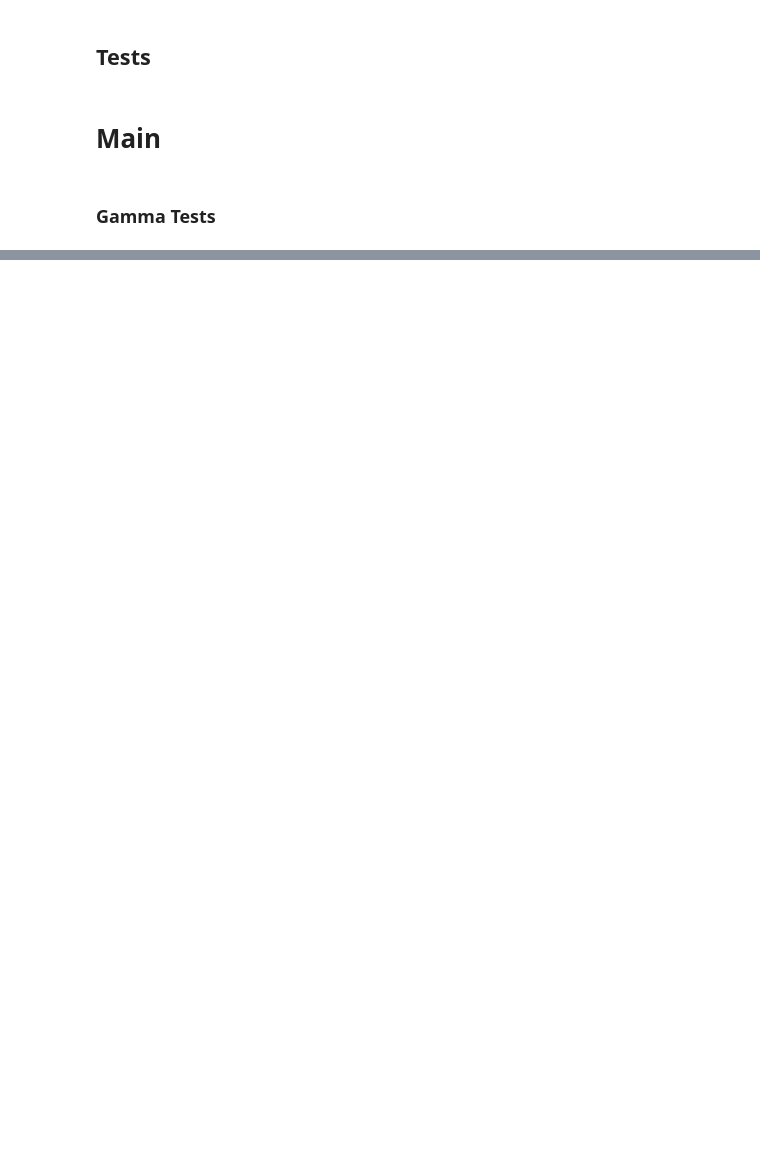
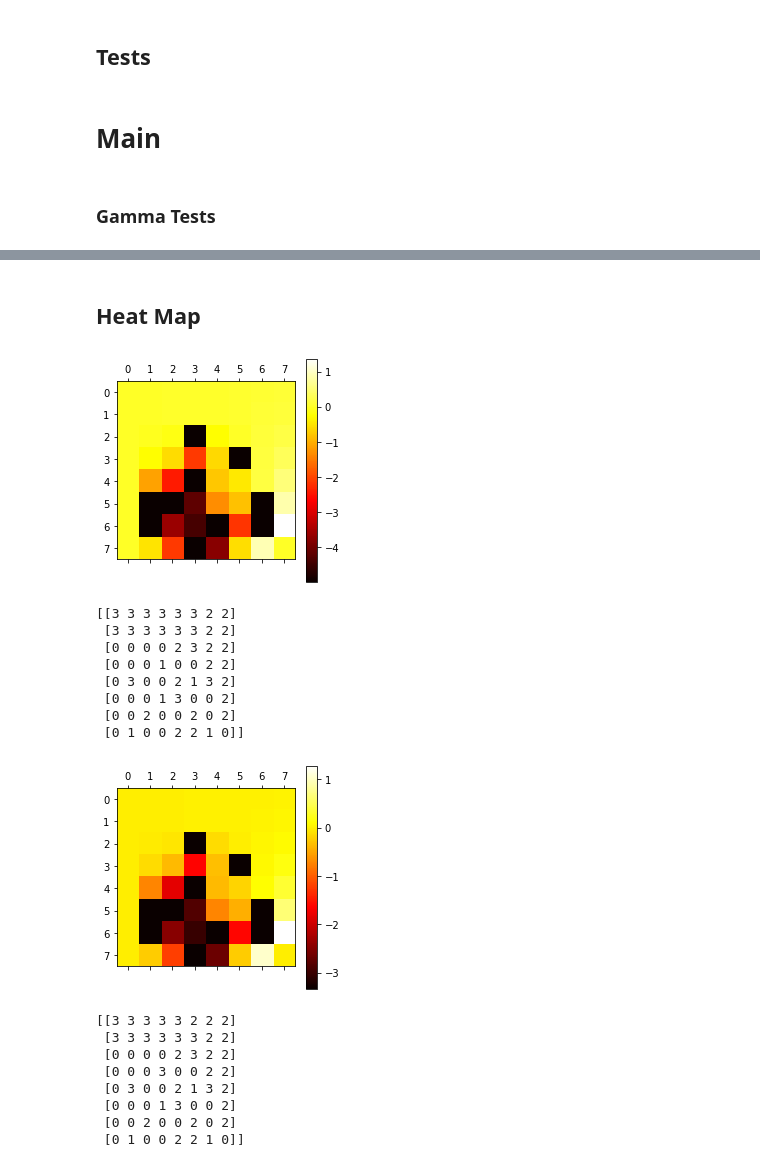
Before and after one commit to lrunyan94/CS7641_HW4, a Jupyter notebook: Lake_v3.ipynb, the cells around one changed output, grey strips where cells are left out. Cells and saved outputs as stored; diff of their text form; code cells hidden in the pictures; blank space fills up the shorter version.

```diff
--- a/Lake_v3.ipynb
+++ b/Lake_v3.ipynb
@@ -291,8 +351,32 @@ for gamma in gammas:
+# %% [markdown]
+## Heat Map
 # %%
-vi, vi_stats = value_iteration(P,R,.4)
-pi, pi_stats = policy_iteration(P,R,.4)
+vi, vi_stats = value_iteration(P,R,.8)
+pi, pi_stats = policy_iteration(P,R,.7)
+
+heat_map_helper(vi.V)
+print(np.reshape(vi.policy,(8,8)))
 heat_map_helper(pi.V)
-heat_map_helper(vi.V)
+print(np.reshape(pi.policy,(8,8)))
+# %% [output]
+[figure, added]
+[[3 3 3 3 3 3 2 2]
+ [3 3 3 3 3 3 2 2]
+ [0 0 0 0 2 3 2 2]
+ [0 0 0 1 0 0 2 2]
+ [0 3 0 0 2 1 3 2]
+ [0 0 0 1 3 0 0 2]
+ [0 0 2 0 0 2 0 2]
+ [0 1 0 0 2 2 1 0]]
+[figure, added]
+[[3 3 3 3 3 2 2 2]
+ [3 3 3 3 3 3 2 2]
+ [0 0 0 0 2 3 2 2]
+ [0 0 0 3 0 0 2 2]
+ [0 3 0 0 2 1 3 2]
+ [0 0 0 1 3 0 0 2]
+ [0 0 2 0 0 2 0 2]
+ [0 1 0 0 2 2 1 0]]
 # %%
 dif = np.subtract(vi.policy, pi.policy)
 
```
Also changed, not shown: parts of 36 cells of this notebook.
